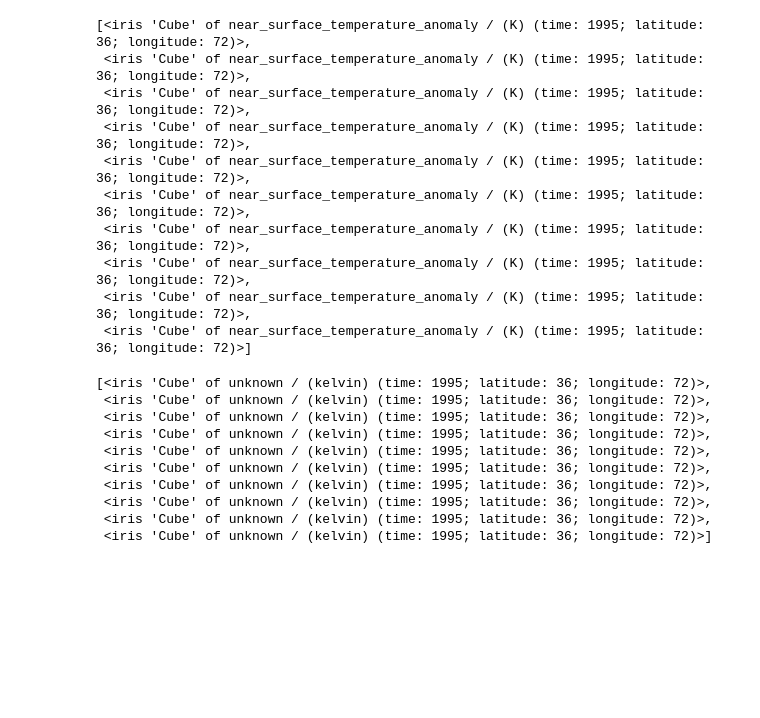
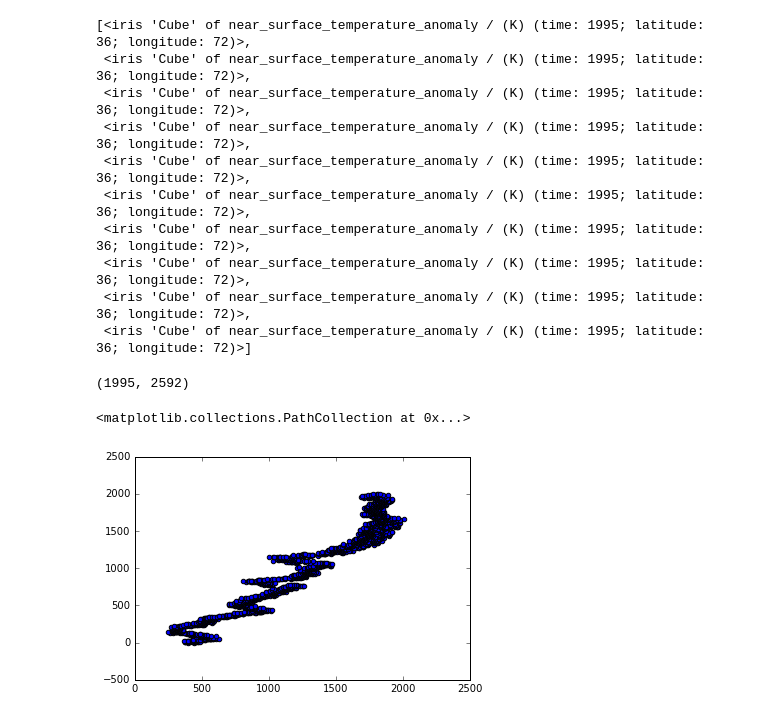
Before and after one commit to informatics-lab/hadobs-sandpit, a Jupyter notebook: tsne.ipynb, the cells around one changed output. Saved outputs shown, nothing was run; the diff lists cells and outputs as text; code cells hidden in the pictures; blank space fills up the shorter version.

```diff
--- a/tsne.ipynb
+++ b/tsne.ipynb
@@ -34,34 +34,19 @@ temps
  <iris 'Cube' of near_surface_temperature_anomaly / (K) (time: 1995; latitude: 36; longitude: 72)>,
  <iris 'Cube' of near_surface_temperature_anomaly / (K) (time: 1995; latitude: 36; longitude: 72)>]
 # %%
-def load_temp(n):
-    crut_file = "/Users/admin/Downloads/HadCRUT.4.4.0.0.anomalies.1_to_10_netcdf/HadCRUT.4.4.0.0.anomalies.%d.nc"%n
-    crut = iris.load(crut_file)
-    temp = crut[0]
-    temp.data.set_fill_value(temp.data.mean())
-    norm_temp = temp / max(temp.data.filled().max(), -temp.data.filled().min())
-#     norm_temp = temp / -1e+30
-#     norm_temp = iris.cube.Cube(np.ma.array(np.ones(temp.shape)))
-#     norm_temp = temp
-    norm_temp.data.set_fill_value(norm_temp.data.mean())
-#     norm_temp.data.set_fill_value(1)
-    return norm_temp
+# def load_temp(n):
+#     crut_file = "/Users/admin/Downloads/HadCRUT.4.4.0.0.anomalies.1_to_10_netcdf/HadCRUT.4.4.0.0.anomalies.%d.nc"%n
+#     crut = iris.load(crut_file)
+#     temp = crut[0]
+#     temp.data.set_fill_value(temp.data.mean())
+#     norm_temp = temp / max(temp.data.filled().max(), -temp.data.filled().min())
+#     norm_temp.data.set_fill_value(norm_temp.data.mean())
+#     return norm_temp
 
-temps = []
-for i in range(1,11):
-    temps.append(load_temp(i))
-temps
+# temps = []
+# for i in range(1,11):
+#     temps.append(load_temp(i))
+# temps
-# %% [output]
-[<iris 'Cube' of unknown / (kelvin) (time: 1995; latitude: 36; longitude: 72)>,
- <iris 'Cube' of unknown / (kelvin) (time: 1995; latitude: 36; longitude: 72)>,
- <iris 'Cube' of unknown / (kelvin) (time: 1995; latitude: 36; longitude: 72)>,
- <iris 'Cube' of unknown / (kelvin) (time: 1995; latitude: 36; longitude: 72)>,
- <iris 'Cube' of unknown / (kelvin) (time: 1995; latitude: 36; longitude: 72)>,
- <iris 'Cube' of unknown / (kelvin) (time: 1995; latitude: 36; longitude: 72)>,
- <iris 'Cube' of unknown / (kelvin) (time: 1995; latitude: 36; longitude: 72)>,
- <iris 'Cube' of unknown / (kelvin) (time: 1995; latitude: 36; longitude: 72)>,
- <iris 'Cube' of unknown / (kelvin) (time: 1995; latitude: 36; longitude: 72)>,
- <iris 'Cube' of unknown / (kelvin) (time: 1995; latitude: 36; longitude: 72)>]
 # %%
 def show_tsne(timeseries):
     tsne = TSNE(n_components=2, random_state=0)
@@ -73,2 +66,12 @@ def show_tsne(timeseries):
+# %%
+f = np.vectorize(lambda a: int(not a))
+ints = np.array(map(f, temps[0].data.mask)).reshape(1995, 36*72)
+print ints.shape
+result = np.apply_along_axis(sum, 1, ints)
+plt.scatter(result, np.arange(result.shape[0]))
+# %% [output]
+(1995, 2592)
+<matplotlib.collections.PathCollection at 0x...>
+[figure, added]
 # %%
 def show_both(timeseries):
```
Also changed, not shown: parts of 9 cells of this notebook, 6 other files.
